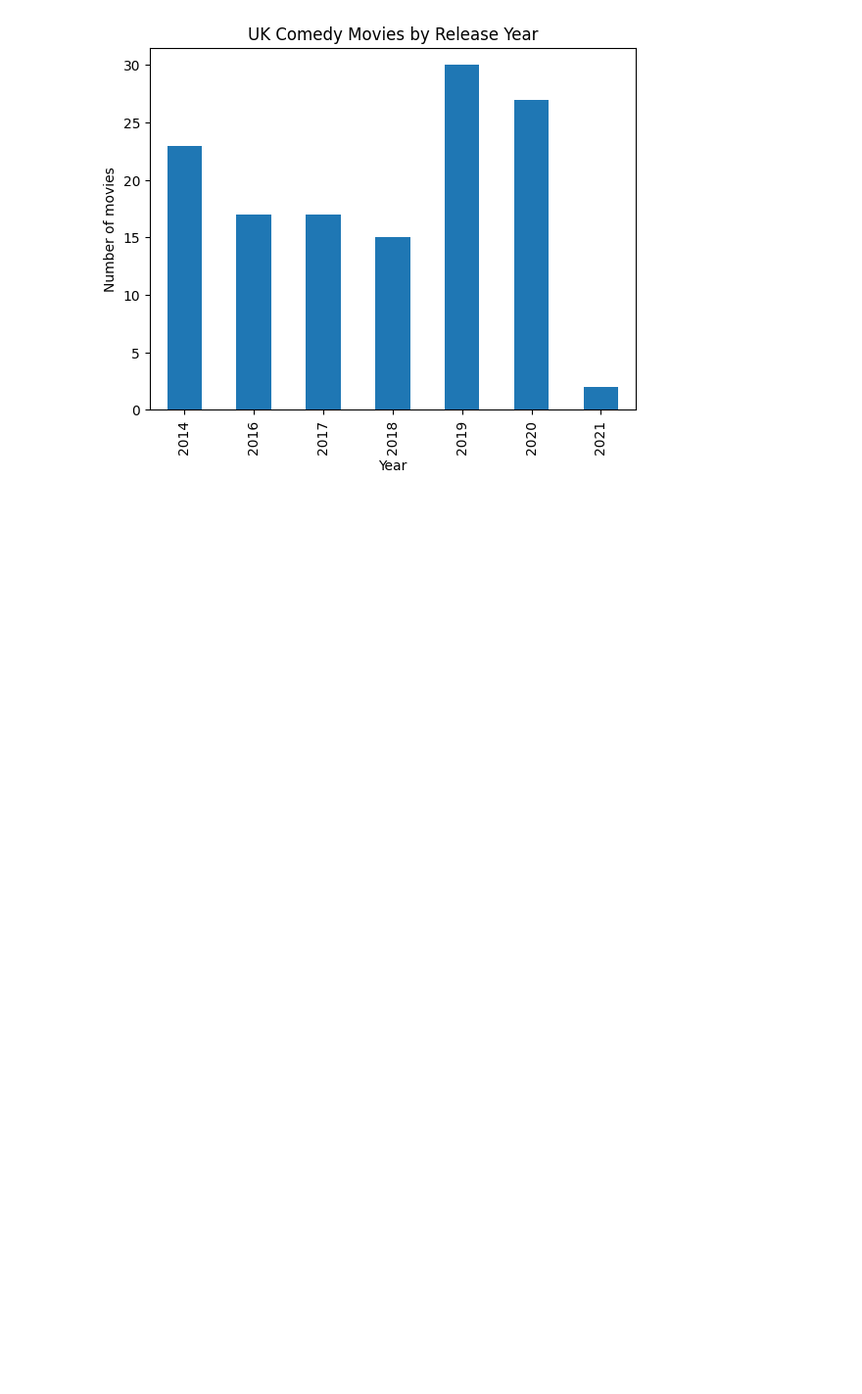
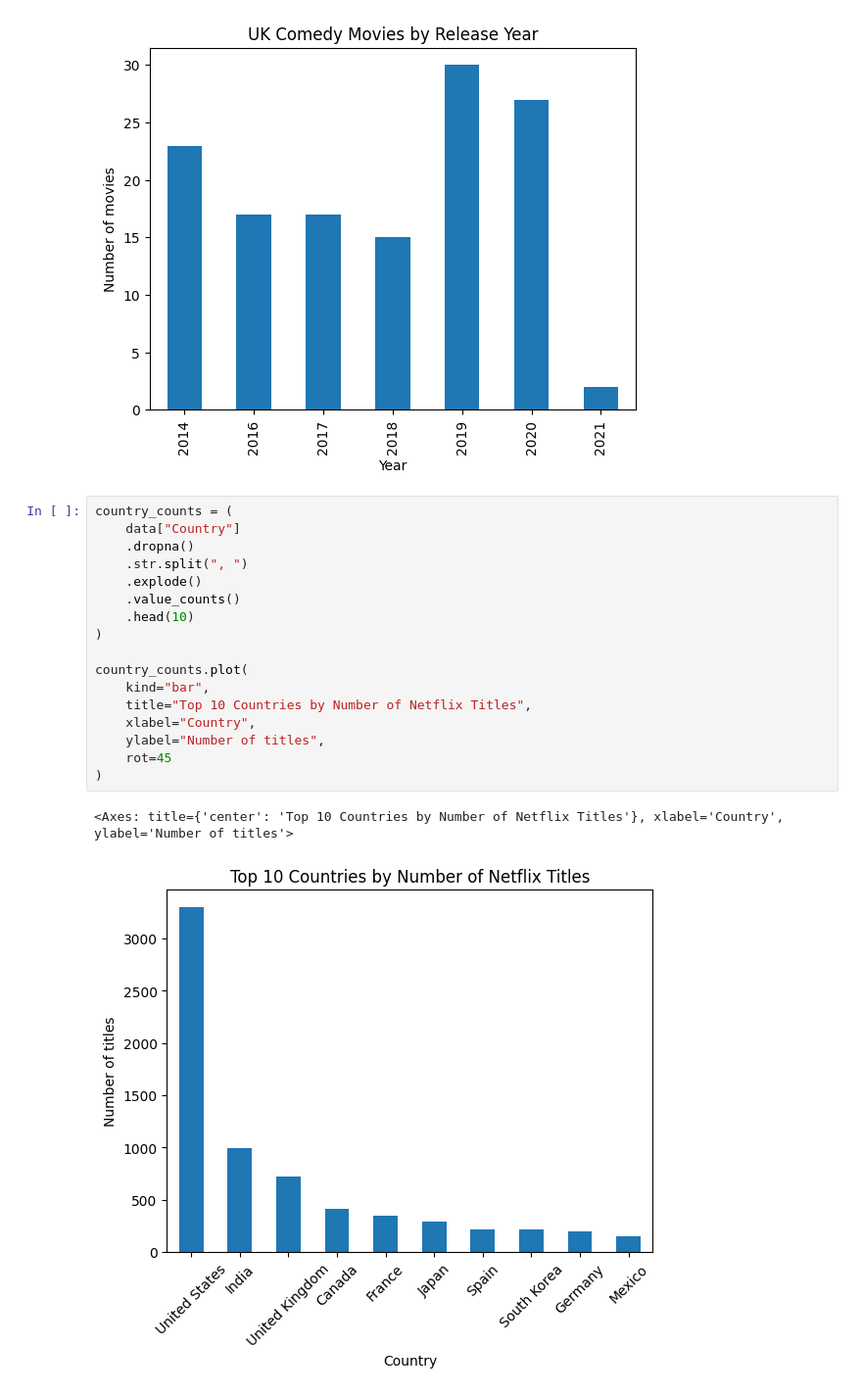
Before and after one commit to ravi7317/Python-Library, a Jupyter notebook: Project/Netflix-Data/netflix.ipynb, the cells around one changed output. Shown at 98% size. Cells and saved outputs as stored; diff of their text form; blank space fills up the shorter version.

```diff
--- a/Project/Netflix-Data/netflix.ipynb
+++ b/Project/Netflix-Data/netflix.ipynb
@@ -442,3 +442,23 @@ result[["Title", "Director", "Release_Date", "Rating"]].sort_values("Title")
 | 7707 | Yes Man | Peyton Reed | January 1, 2020 | PG-13 |
 85 rows × 4 columns
 [figure]
+# %%
+country_counts = (
+    data["Country"]
+    .dropna()
+    .str.split(", ")
+    .explode()
+    .value_counts()
+    .head(10)
+)
+
+country_counts.plot(
+    kind="bar",
+    title="Top 10 Countries by Number of Netflix Titles",
+    xlabel="Country",
+    ylabel="Number of titles",
+    rot=45
+)
+# %% [output]
+<Axes: title={'center': 'Top 10 Countries by Number of Netflix Titles'}, xlabel='Country', ylabel='Number of titles'>
+[figure, added]
```
